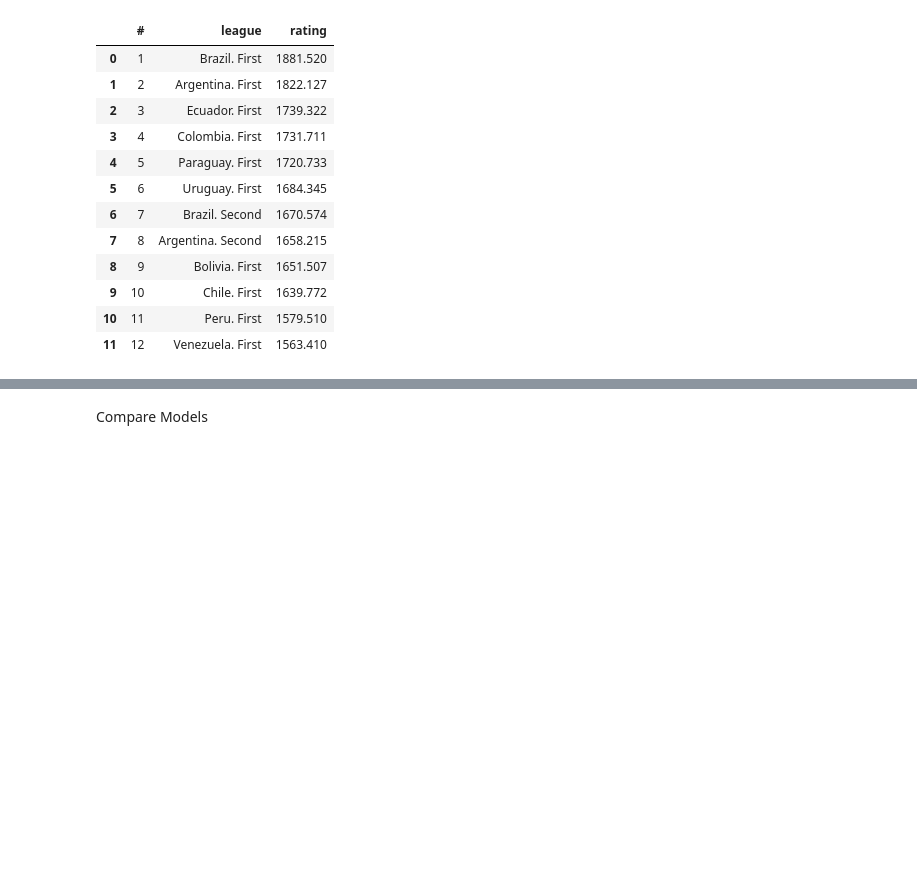
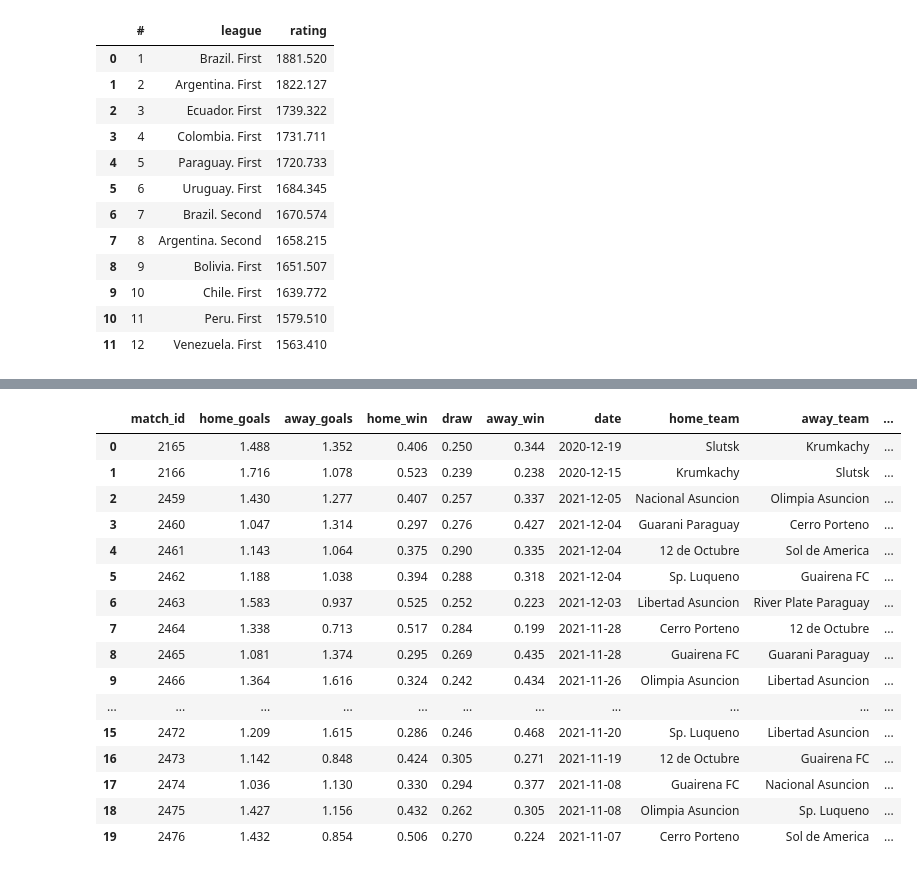
Before and after one commit to andreyshelopugin/GlickoSoccer, a Jupyter notebook: Ratings.ipynb, the cells around one changed output, grey strips where cells are left out. Drawn from its saved outputs; the diff is of its cells as text; code cells hidden in the pictures; blank space fills up the shorter version.

```diff
--- a/Ratings.ipynb
+++ b/Ratings.ipynb
@@ -123,8 +119,27 @@ predictions = OutcomesCatBoost().predict()
 # %%
 predictions = predictions.merge(matches, on=['match_id'])
 predictions.head(20)
-# %% [markdown]
-Compare Models
+# %%
+predictions = predictions.merge(matches, on='match_id')
+predictions.head(20)
+# %% [output]
+|  | match_id | home_goals | away_goals | home_win | draw | away_win | date | home_team | away_team | ... |
+| 0 | 2165 | 1.488 | 1.352 | 0.406 | 0.250 | 0.344 | 2020-12-19 | Slutsk | Krumkachy | ... |
+| 1 | 2166 | 1.716 | 1.078 | 0.523 | 0.239 | 0.238 | 2020-12-15 | Krumkachy | Slutsk | ... |
+| 2 | 2459 | 1.430 | 1.277 | 0.407 | 0.257 | 0.337 | 2021-12-05 | Nacional Asuncion | Olimpia Asuncion | ... |
+| 3 | 2460 | 1.047 | 1.314 | 0.297 | 0.276 | 0.427 | 2021-12-04 | Guarani Paraguay | Cerro Porteno | ... |
+| 4 | 2461 | 1.143 | 1.064 | 0.375 | 0.290 | 0.335 | 2021-12-04 | 12 de Octubre | Sol de America | ... |
+| 5 | 2462 | 1.188 | 1.038 | 0.394 | 0.288 | 0.318 | 2021-12-04 | Sp. Luqueno | Guairena FC | ... |
+| 6 | 2463 | 1.583 | 0.937 | 0.525 | 0.252 | 0.223 | 2021-12-03 | Libertad Asuncion | River Plate Paraguay | ... |
+| 7 | 2464 | 1.338 | 0.713 | 0.517 | 0.284 | 0.199 | 2021-11-28 | Cerro Porteno | 12 de Octubre | ... |
+| 8 | 2465 | 1.081 | 1.374 | 0.295 | 0.269 | 0.435 | 2021-11-28 | Guairena FC | Guarani Paraguay | ... |
+| 9 | 2466 | 1.364 | 1.616 | 0.324 | 0.242 | 0.434 | 2021-11-26 | Olimpia Asuncion | Libertad Asuncion | ... |
+| ... | ... | ... | ... | ... | ... | ... | ... | ... | ... | ... |
+| 15 | 2472 | 1.209 | 1.615 | 0.286 | 0.246 | 0.468 | 2021-11-20 | Sp. Luqueno | Libertad Asuncion | ... |
+| 16 | 2473 | 1.142 | 0.848 | 0.424 | 0.305 | 0.271 | 2021-11-19 | 12 de Octubre | Guairena FC | ... |
+| 17 | 2474 | 1.036 | 1.130 | 0.330 | 0.294 | 0.377 | 2021-11-08 | Guairena FC | Nacional Asuncion | ... |
+| 18 | 2475 | 1.427 | 1.156 | 0.432 | 0.262 | 0.305 | 2021-11-08 | Olimpia Asuncion | Sp. Luqueno | ... |
+| 19 | 2476 | 1.432 | 0.854 | 0.506 | 0.270 | 0.224 | 2021-11-07 | Cerro Porteno | Sol de America | ... |
 # %%
 from soccer.compare_predictions import compare_predictions
 
```
Also changed, not shown: parts of 4 cells of this notebook.
